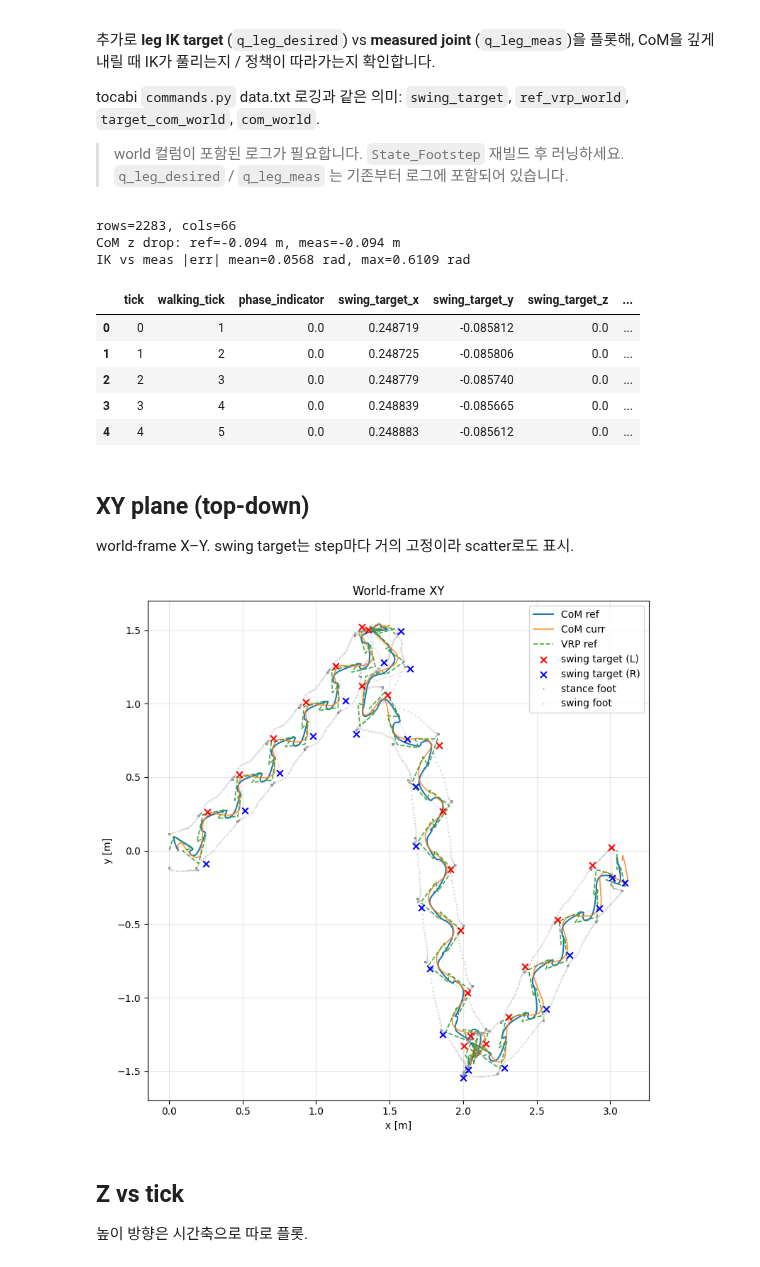
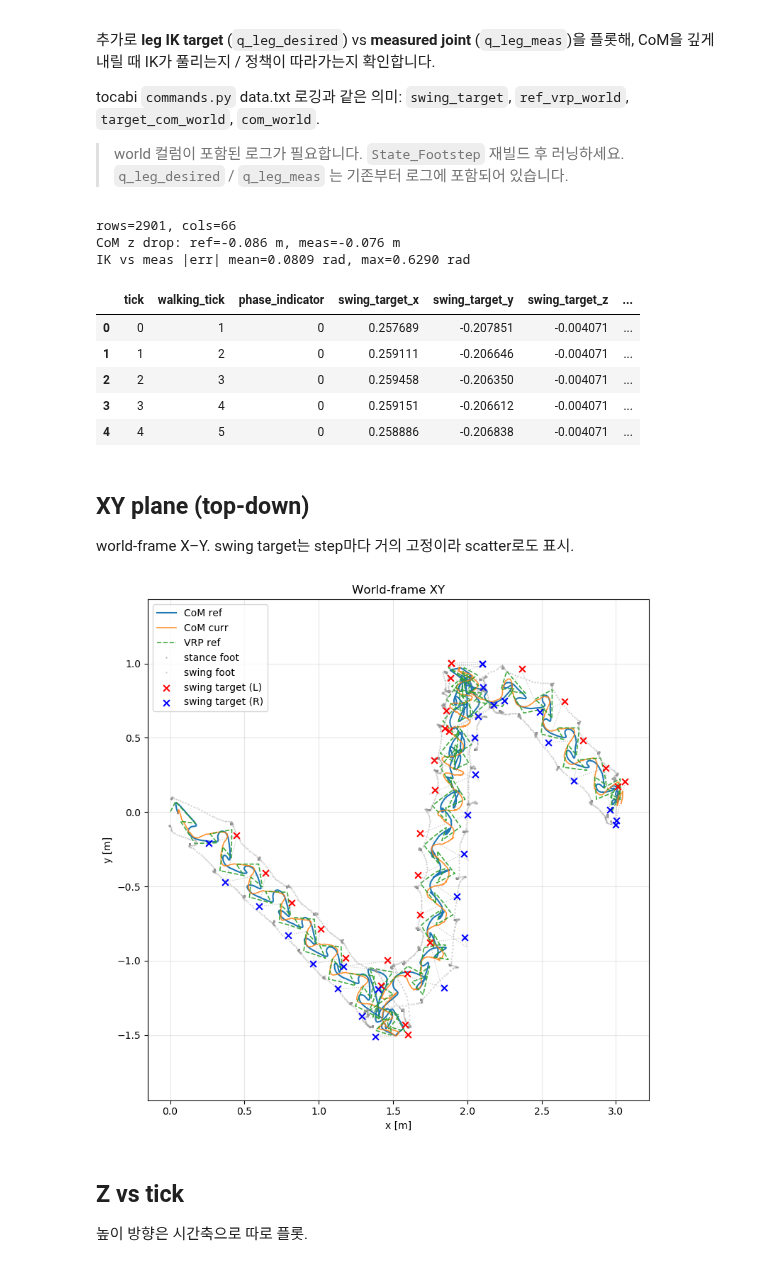
Before and after one commit to yongarry/g1_controller, a Jupyter notebook: log/newplot.ipynb, the cells around one changed output. Drawn from its saved outputs; the diff is of its cells as text; code cells hidden in the pictures.

```diff
--- a/log/newplot.ipynb
+++ b/log/newplot.ipynb
@@ -22,7 +22,7 @@ import matplotlib.pyplot as plt
 import numpy as np
 import pandas as pd
 
-fname = Path("footstep_log.txt")
+fname = Path("footstep_log_.txt")
 
 base = [
     "tick", "walking_tick",
@@ -61,41 +61,41 @@ if T.iloc[-1].isna().any():
     T = T.iloc[:-1]
 
 tick = T["tick"].to_numpy()
 swing_tgt = T.filter(regex=r"^swing_target_").to_numpy()
 vrp = T.filter(regex=r"^ref_vrp_world_").to_numpy()
 com_des = T.filter(regex=r"^target_com_world_").to_numpy()
 com_cur = T.filter(regex=r"^com_world_").to_numpy()
 stance_f = T.filter(regex=r"^stance_foot_").to_numpy()
 swing_f = T.filter(regex=r"^swing_foot_").to_numpy()
 
 # Leg IK target (q_leg_desired) vs measured joint pos (q_leg_meas), SDK 0..11
 # 0..5 left: hip_pitch, hip_roll, hip_yaw, knee, ankle_pitch, ankle_roll
 # 6..11 right: same order
 LEG_NAMES = [
     "L_hip_pitch", "L_hip_roll", "L_hip_yaw", "L_knee", "L_ankle_pitch", "L_ankle_roll",
     "R_hip_pitch", "R_hip_roll", "R_hip_yaw", "R_knee", "R_ankle_pitch", "R_ankle_roll",
 ]
 q_ik = T.filter(regex=r"^q_leg_desired_").to_numpy()
 q_meas = T.filter(regex=r"^q_leg_meas_").to_numpy()
 
 print(f"rows={len(T)}, cols={T.shape[1]}")
 print(f"CoM z drop: ref={com_des[:,2].min()-com_des[0,2]:+.3f} m, "
       f"meas={com_cur[:,2].min()-com_cur[0,2]:+.3f} m")
 print(f"IK vs meas |err| mean={np.abs(q_meas - q_ik).mean():.4f} rad, "
       f"max={np.abs(q_meas - q_ik).max():.4f} rad")
 T[["tick", "walking_tick", "phase_indicator",
    "swing_target_x", "swing_target_y", "swing_target_z",
    "ref_vrp_world_x", "target_com_world_x", "com_world_x"]].head()
 # %% [output]
-rows=2283, cols=66
-CoM z drop: ref=-0.094 m, meas=-0.094 m
-IK vs meas |err| mean=0.0568 rad, max=0.6109 rad
+rows=2901, cols=66
+CoM z drop: ref=-0.086 m, meas=-0.076 m
+IK vs meas |err| mean=0.0809 rad, max=0.6290 rad
 |  | tick | walking_tick | phase_indicator | swing_target_x | swing_target_y | swing_target_z | ... |
-| 0 | 0 | 1 | 0.0 | 0.248719 | -0.085812 | 0.0 | ... |
-| 1 | 1 | 2 | 0.0 | 0.248725 | -0.085806 | 0.0 | ... |
-| 2 | 2 | 3 | 0.0 | 0.248779 | -0.085740 | 0.0 | ... |
-| 3 | 3 | 4 | 0.0 | 0.248839 | -0.085665 | 0.0 | ... |
-| 4 | 4 | 5 | 0.0 | 0.248883 | -0.085612 | 0.0 | ... |
+| 0 | 0 | 1 | 0 | 0.257689 | -0.207851 | -0.004071 | ... |
+| 1 | 1 | 2 | 0 | 0.259111 | -0.206646 | -0.004071 | ... |
+| 2 | 2 | 3 | 0 | 0.259458 | -0.206350 | -0.004071 | ... |
+| 3 | 3 | 4 | 0 | 0.259151 | -0.206612 | -0.004071 | ... |
+| 4 | 4 | 5 | 0 | 0.258886 | -0.206838 | -0.004071 | ... |
 # %% [markdown]
 ## XY plane (top-down)
 
@@ -137,7 +137,7 @@ ax.legend(loc="best")
 fig.tight_layout()
 plt.show()
 # %% [output]
-[figure, old version]
+[figure, new version]
 # %% [markdown]
 ## Z vs tick
 
```
Also changed, not shown: parts of 4 cells of this notebook, 3 other files.
